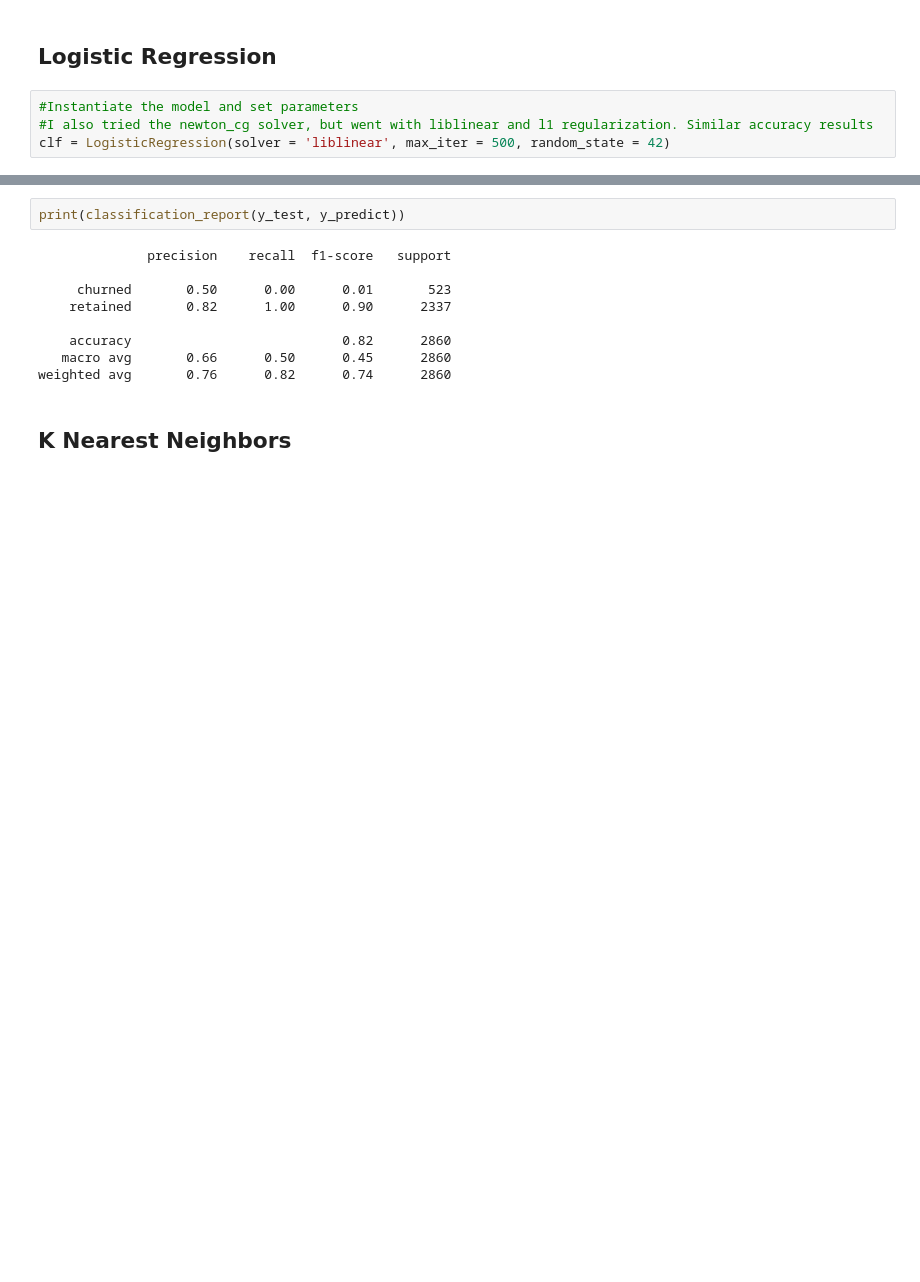
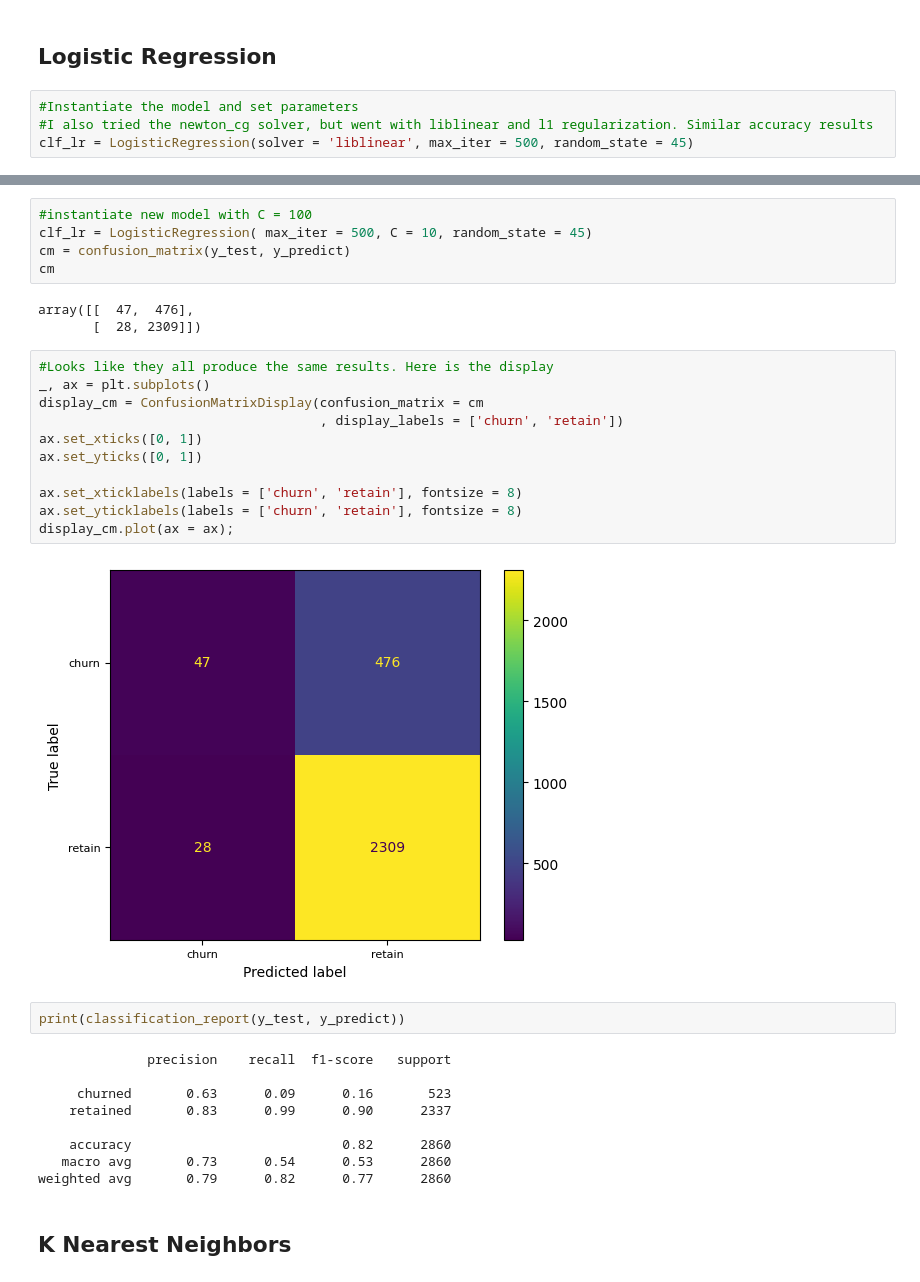
Before and after one commit to amoutafian/waze_capstone, a Jupyter notebook: notebooks/29.3 Modeling .ipynb, the cells around one changed output, grey strips where cells are left out. Cells and saved outputs as stored; diff of their text form; blank space fills up the shorter version.

```diff
--- a/notebooks/29.3 Modeling .ipynb
+++ b/notebooks/29.3 Modeling .ipynb
@@ -77,7 +77,7 @@ X_test_scaled=scaler.transform(X_test)
 # %%
 #Instantiate the model and set parameters
 #I also tried the newton_cg solver, but went with liblinear and l1 regularization. Similar accuracy results
-clf = LogisticRegression(solver = 'liblinear', max_iter = 500, random_state = 42)
+clf_lr = LogisticRegression(solver = 'liblinear', max_iter = 500, random_state = 45)
 # %%
 #Fit the model using training set
 clf_lr.fit(X_train_scaled, y_train)
@@ -113,14 +150,35 @@ array([[   2,  521],
+# %%
+#instantiate new model with C = 100
+clf_lr = LogisticRegression( max_iter = 500, C = 10, random_state = 45)
+cm = confusion_matrix(y_test, y_predict)
+cm
+# %% [output]
+array([[  47,  476],
+       [  28, 2309]])
+# %%
+#Looks like they all produce the same results. Here is the display
+_, ax = plt.subplots()
+display_cm = ConfusionMatrixDisplay(confusion_matrix = cm
+                                    , display_labels = ['churn', 'retain'])
+ax.set_xticks([0, 1])
+ax.set_yticks([0, 1])
+
+ax.set_xticklabels(labels = ['churn', 'retain'], fontsize = 8)
+ax.set_yticklabels(labels = ['churn', 'retain'], fontsize = 8)
+display_cm.plot(ax = ax);
+# %% [output]
+[figure, added]
 # %%
 print(classification_report(y_test, y_predict))
 # %% [output]
               precision    recall  f1-score   support
 
-     churned       0.50      0.00      0.01       523
-    retained       0.82      1.00      0.90      2337
+     churned       0.63      0.09      0.16       523
+    retained       0.83      0.99      0.90      2337
 
     accuracy                           0.82      2860
-   macro avg       0.66      0.50      0.45      2860
-weighted avg       0.76      0.82      0.74      2860
+   macro avg       0.73      0.54      0.53      2860
+weighted avg       0.79      0.82      0.77      2860
 # %% [markdown]
 <h2> K Nearest Neighbors
 # %%
```
Also changed, not shown: parts of 12 cells of this notebook.
